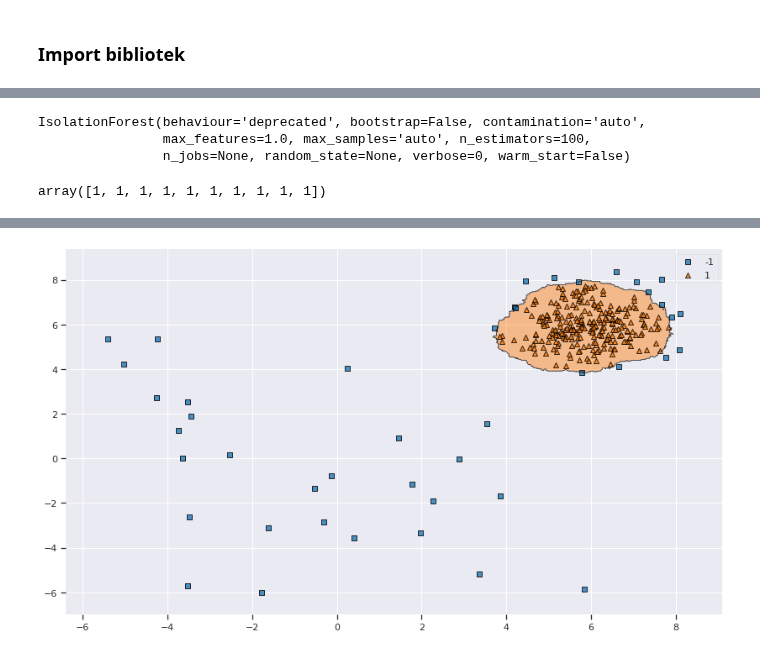
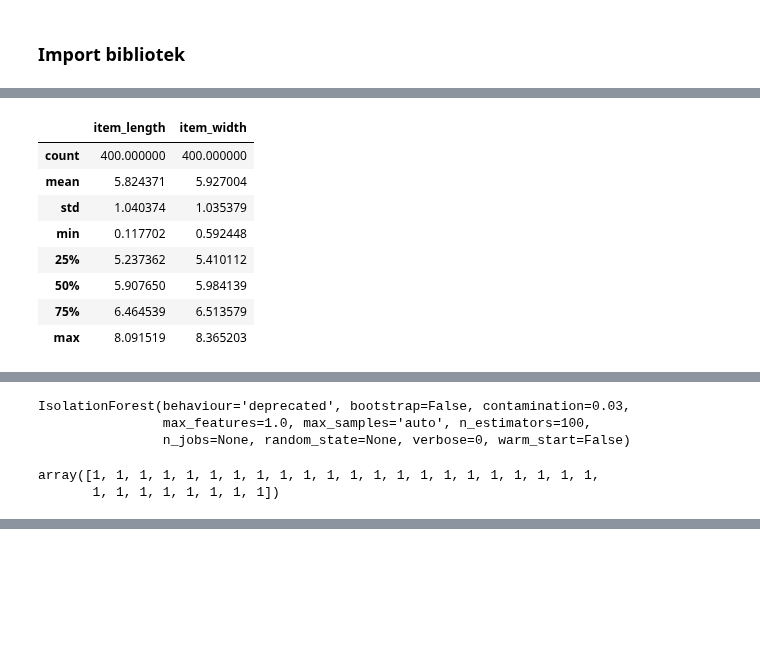
Before and after one commit to krakowiakpawel9/ml_course, a Jupyter notebook: unsupervised/04_anomaly_detection/03_isolation_forest.ipynb, the cells around one changed output, grey strips where cells are left out. Saved outputs shown, nothing was run; the diff lists cells and outputs as text; code cells hidden in the pictures; blank space fills up the shorter version.

```diff
--- a/unsupervised/04_anomaly_detection/03_isolation_forest.ipynb
+++ b/unsupervised/04_anomaly_detection/03_isolation_forest.ipynb
@@ -46 +54,13 @@ data = generate_data(n_train=300, contamination=0.1, n_features=2, random_state=
+# %%
+data.describe()
+# %% [output]
+|  | item_length | item_width |
+| count | 400.000000 | 400.000000 |
+| mean | 5.824371 | 5.927004 |
+| std | 1.040374 | 1.035379 |
+| min | 0.117702 | 0.592448 |
+| 25% | 5.237362 | 5.410112 |
+| 50% | 5.907650 | 5.984139 |
+| 75% | 6.464539 | 6.513579 |
+| max | 8.091519 | 8.365203 |
 # %%
@@ -51,15 +70,17 @@ px.scatter(tmp, x='x', y='y', width=950, template='plotly_dark')
 # %%
 from sklearn.ensemble import IsolationForest
 
-outlier = IsolationForest(n_estimators=100)
+# contamination in [0, 0.05]
+outlier = IsolationForest(n_estimators=100, contamination=0.03)
 outlier.fit(data)
 # %% [output]
-IsolationForest(behaviour='deprecated', bootstrap=False, contamination='auto',
+IsolationForest(behaviour='deprecated', bootstrap=False, contamination=0.03,
                 max_features=1.0, max_samples='auto', n_estimators=100,
                 n_jobs=None, random_state=None, verbose=0, warm_start=False)
 # %%
 y_pred = outlier.predict(data)
-y_pred[:10]
+y_pred[:30]
 # %% [output]
-array([1, 1, 1, 1, 1, 1, 1, 1, 1, 1])
+array([1, 1, 1, 1, 1, 1, 1, 1, 1, 1, 1, 1, 1, 1, 1, 1, 1, 1, 1, 1, 1, 1,
+       1, 1, 1, 1, 1, 1, 1, 1])
 # %%
@@ -68,10 +89,2 @@ px.scatter(tmp, x='x', y='y', color='outlier_flag', width=950, template='plotly_
 # %% [output]
 [interactive output not drawn]
-# %%
-from mlxtend.plotting import plot_decision_regions
-
-plt.figure(figsize=(14, 8))
-plot_decision_regions(data, y_pred, outlier)
-plt.show()
-# %% [output]
-[figure, removed]
```
Also changed, not shown: parts of 7 cells of this notebook.
